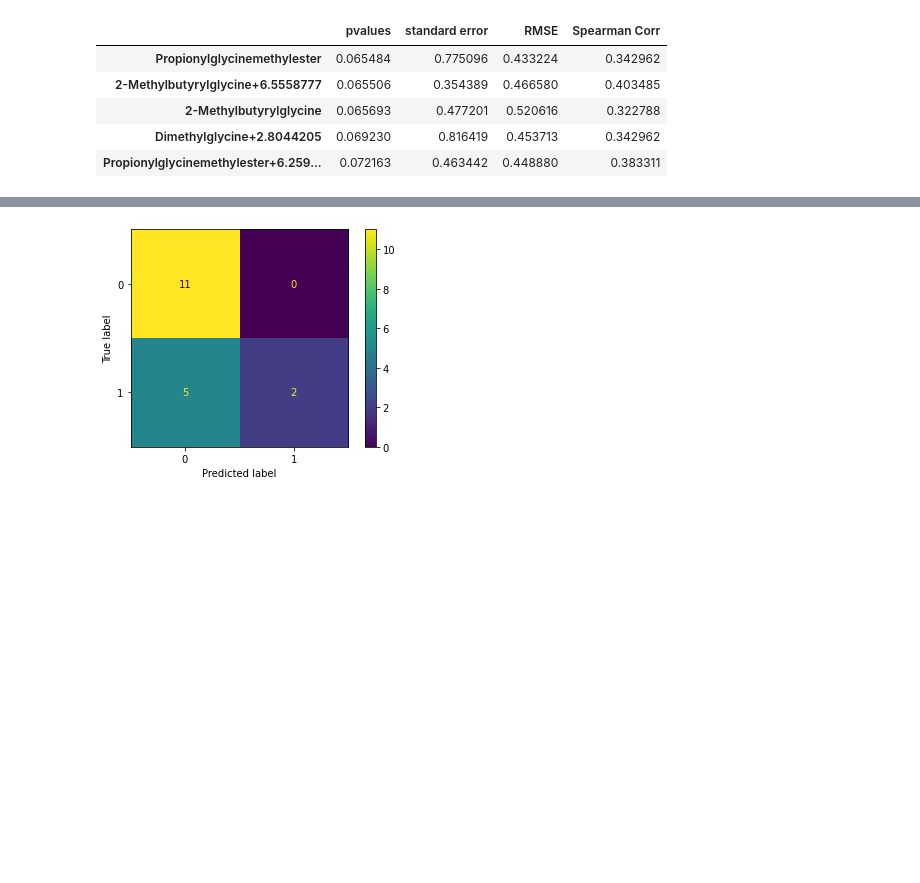
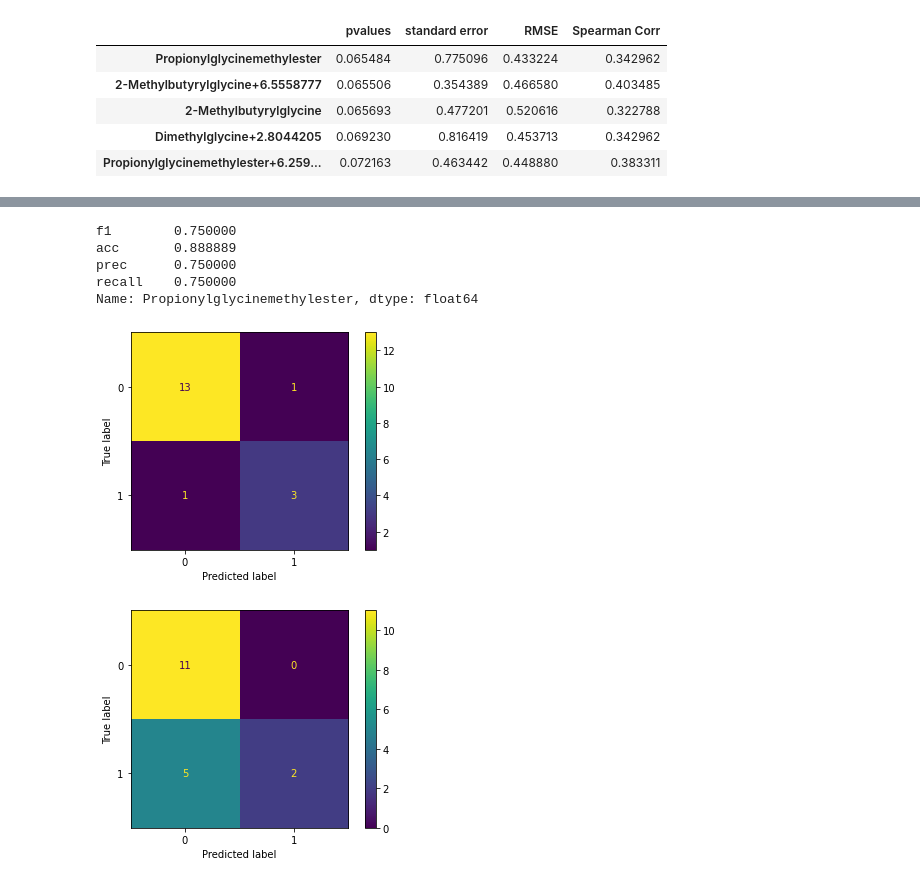
Before and after one commit to squinton-gcu/Data-Science, a Jupyter notebook: Thesis/Modules/Predictive_Analysis_Module.ipynb, the cells around one changed output, grey strips where cells are left out. Cells and saved outputs as stored; diff of their text form; code cells hidden in the pictures; blank space fills up the shorter version.

```diff
--- a/Thesis/Modules/Predictive_Analysis_Module.ipynb
+++ b/Thesis/Modules/Predictive_Analysis_Module.ipynb
@@ -118,3 +118,13 @@ while counter < len(stress_plasma1) :
+# %%
+Matrix_sampleList[Matrix_sampleList["sample"] == stress_plasma1.index[0]].iloc[0]["Matrix"].plot()
+stress_plasma1.iloc[0]
+# %% [output]
+f1        0.750000
+acc       0.888889
+prec      0.750000
+recall    0.750000
+Name: Propionylglycinemethylester, dtype: float64
+[figure, added]
 # %%
 stress_plasma2 = pd.DataFrame()
 matrix_list = []
```
Also changed, not shown: parts of 4 cells of this notebook.
